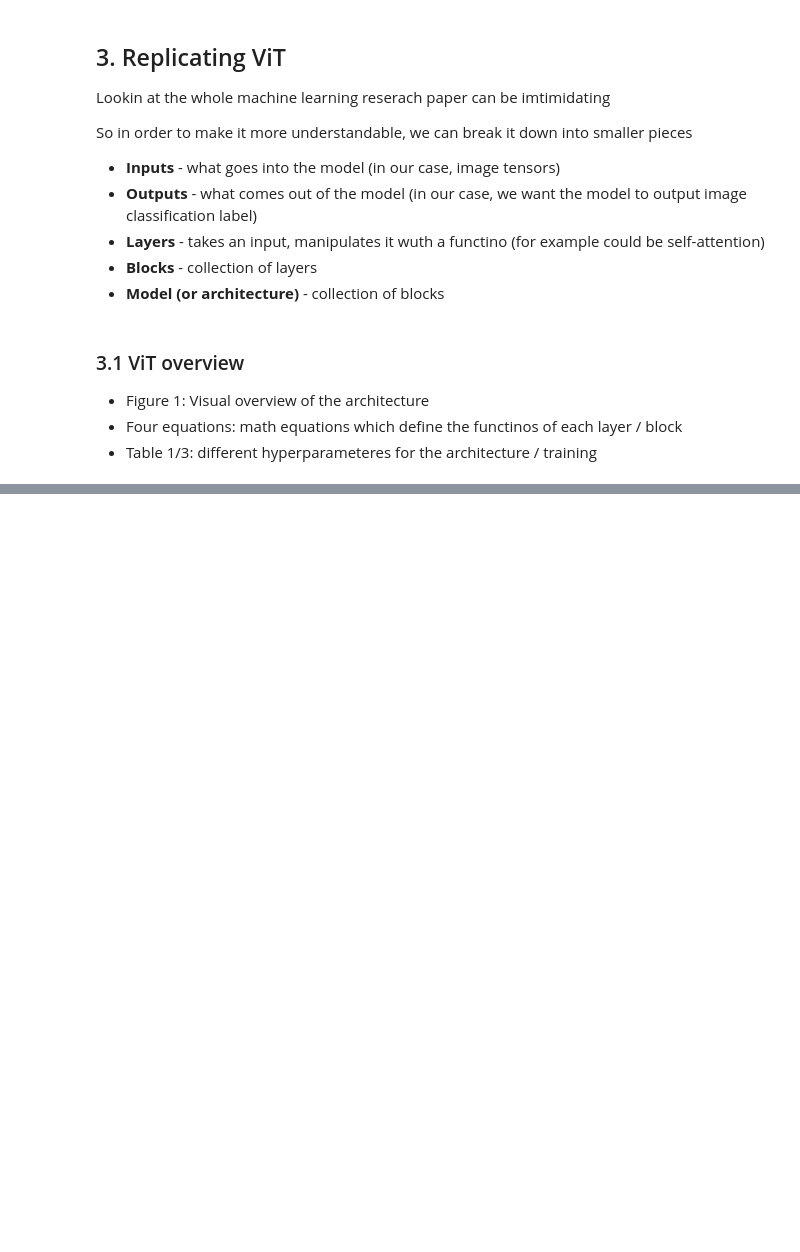
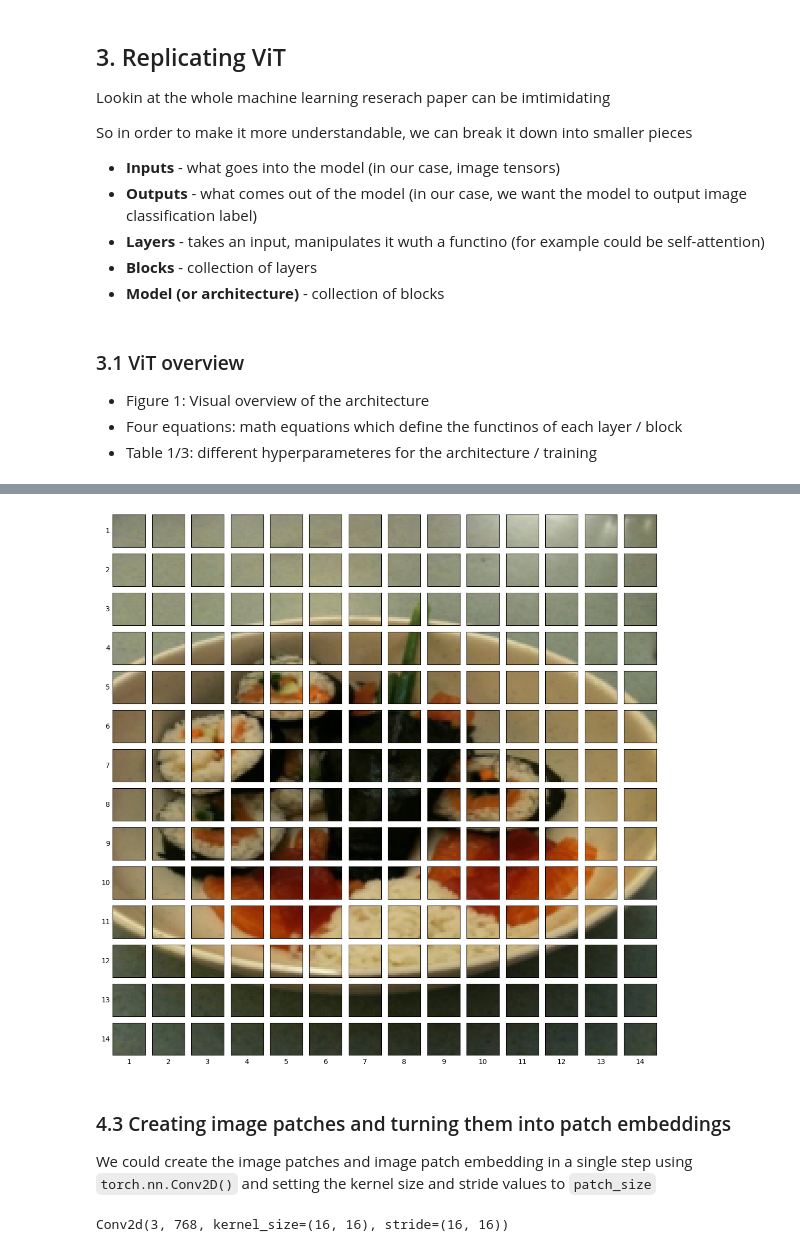
Before and after one commit to mchojna/pytorch-course, a Jupyter notebook: 08_pytorch_paper_replicating/08_pytorch_paper_replicating.ipynb, the cells around one changed output, grey strips where cells are left out. Drawn from its saved outputs; the diff is of its cells as text; code cells hidden in the pictures; blank space fills up the shorter version.

```diff
--- a/08_pytorch_paper_replicating/08_pytorch_paper_replicating.ipynb
+++ b/08_pytorch_paper_replicating/08_pytorch_paper_replicating.ipynb
@@ -135,0 +308,50 @@ So in order to make it more understandable, we can break it down into smaller pi
+# %%
+# Create a series of subplot
+fix, axs = plt.subplots(nrows=img_size // patch_size,
+                         ncols=img_size // patch_size,
+                         figsize=(num_patches, num_patches),
+                         sharex=True,
+                         sharey=True,
+)
+
+# Loop through height and width of image
+for i, patch_height in enumerate(range(0, img_size, patch_size)):
+    for j, patch_width in enumerate(range(0, img_size, patch_size)):
+        # Plot permuted image on different axes
+        axs[i, j].imshow(image_permuted[patch_height:patch_height+patch_size,
+                                        patch_width:patch_width+patch_size,
+                                        :])
+
+        axs[i, j].set_ylabel(i+1,
+                              rotation="horizontal",
+                              horizontalalignment="right",
+                              verticalalignment="center")
+        axs[i, j].set_xlabel(j+1)
+        axs[i, j].set_xticks([])
+        axs[i, j].set_yticks([])
+        axs[i, j].label_outer()
+
+fig.suptitle(f"{class_names[label]}")
+plt.show()
+# %% [output]
+[figure, added]
+# %% [markdown]
+### 4.3 Creating image patches and turning them into patch embeddings
+
+We could create the image patches and image patch embedding in a single step using `torch.nn.Conv2D()` and setting the kernel size and stride values to `patch_size`
+# %%
+# Create conv2d layer to trun image into patches of learnable feature map (embeddings)
+
+# set patch size
+patch_size = 16
+
+# Create a conv2d layer with hyperparameters from ViT paper
+conv2d = nn.Conv2d(in_channels=3,
+                   out_channels=768,
+                   kernel_size=patch_size,
+                   stride=patch_size,
+                   padding=0)
+
+conv2d
+# %% [output]
+Conv2d(3, 768, kernel_size=(16, 16), stride=(16, 16))
```
Also changed, not shown: parts of 35 cells of this notebook.
